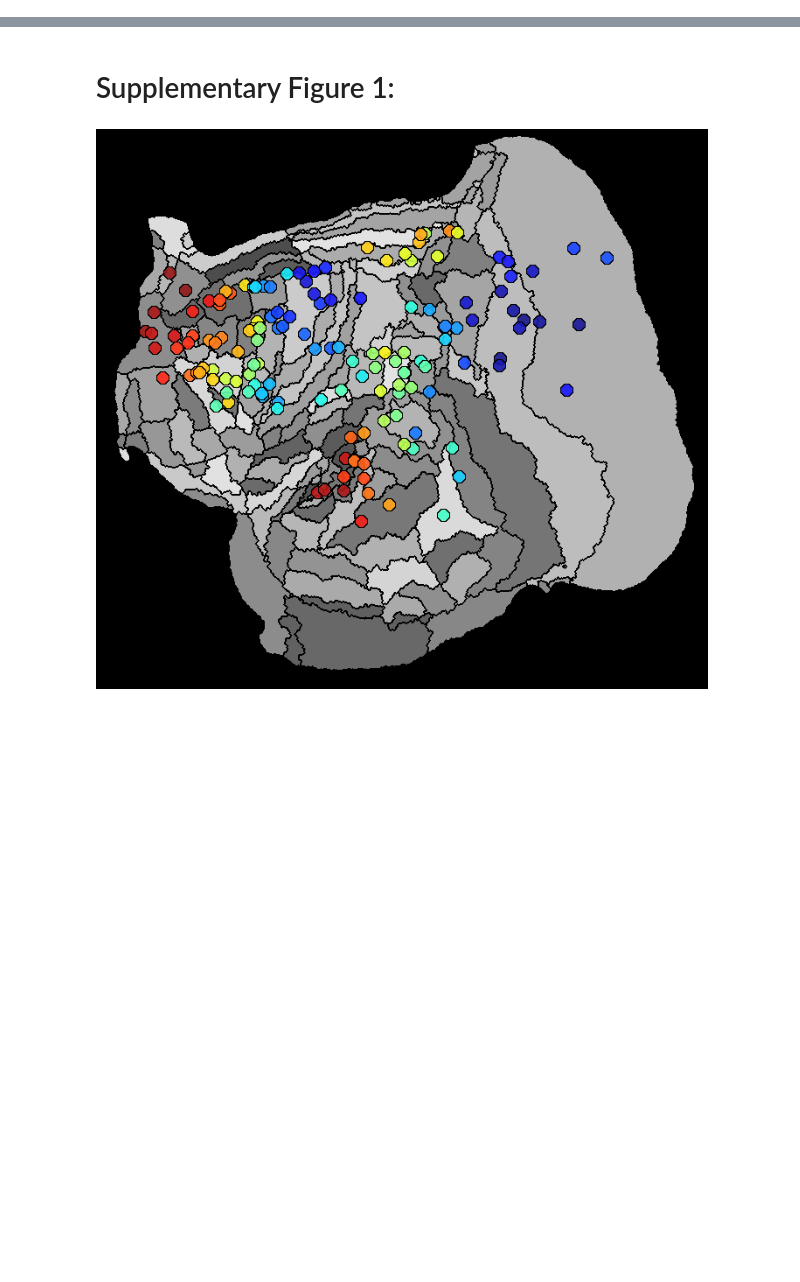
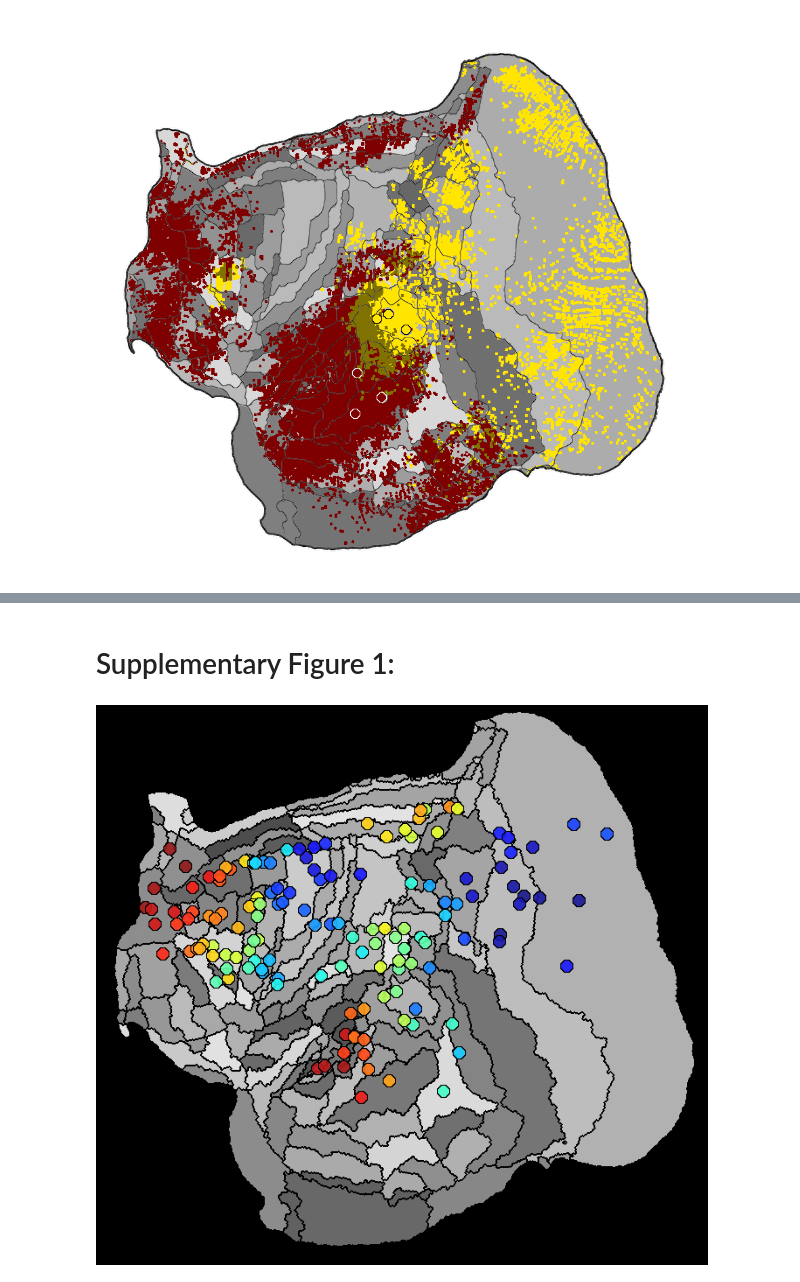
Before and after one commit to margulies/marmoset, a Jupyter notebook: marmoset/marmoset_gradient.ipynb, the cells around one changed output, grey strips where cells are left out. Saved outputs shown, nothing was run; the diff lists cells and outputs as text; code cells hidden in the pictures; blank space fills up the shorter version.

Commit message:
updated show in function

```diff
--- a/marmoset/marmoset_gradient.ipynb
+++ b/marmoset/marmoset_gradient.ipynb
@@ -146,7 +146,7 @@ for i in range(pairs_setup.shape[0]):
     col = np.hstack((np.array(my_cmap(int(np.float(i+1)*np.float(my_cmap.N)/np.float(pairs_setup.shape[0]))))[range(3)],1.0)) * 255
     c.append(tuple([int(j) for j in col]))
 # %%
-def make_figure(pairs, cols, filename, show = False, no_bkgrd = False, circ_outline = False):
+def make_figure(pairs, cols, filename, no_bkgrd = False, circ_outline = False):
 
     pairs = np.asarray(pairs)
     p = np.ones((pairs.shape[0], 825, 875, 4)) * 255.
@@ -221,9 +221,8 @@ def make_figure(pairs, cols, filename, show = False, no_bkgrd = False, circ_outl
                 print("problem with " + str(i))
                 a = 1
 
-    if show:
-        bkgd.show()
     bkgd.save(filename)
+    return bkgd
 # %%
 # Create summary_figure:
 
@@ -244,14 +245,16 @@ make_figure(pairs_summary, range(np.asarray(pairs_summary).shape[0]), '../output
 # %%
 # Create posterior figure:
 
 pairs_posterior = [[['56', 'FB'],
                   ['56', 'FE'],
                   ['56', 'FR']],
                  [['180', 'CTBr'],
                   ['180', 'DY'],
                   ['122', 'FB']]]
 
-make_figure(pairs_posterior, [3,5], '../output/summary_posterior.png', show = False)
+make_figure(pairs_posterior, [3,5], '../output/summary_posterior.png')
+# %% [output]
+[figure, added]
 # %%
 # Create anterior figure:
 
```
Also changed, not shown: parts of 2 cells of this notebook.
